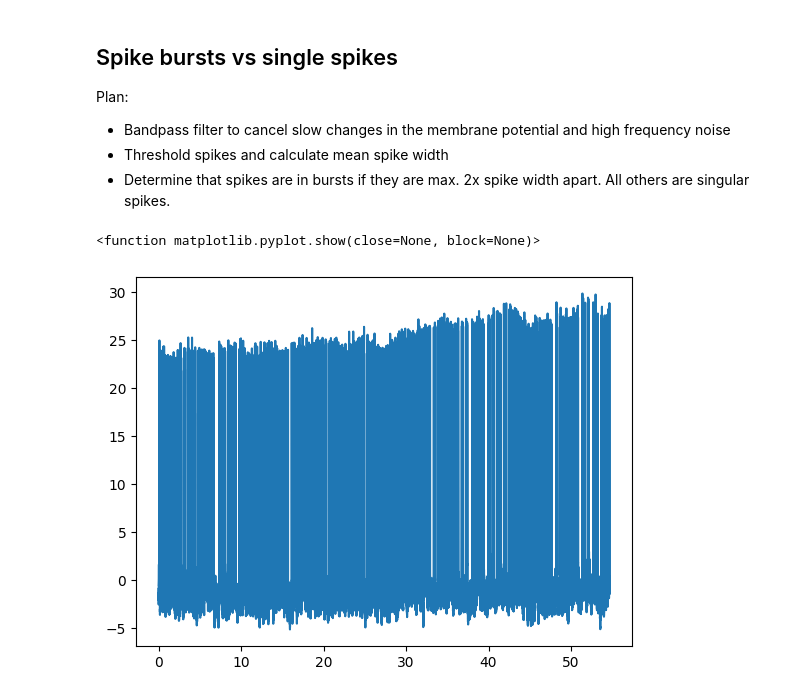
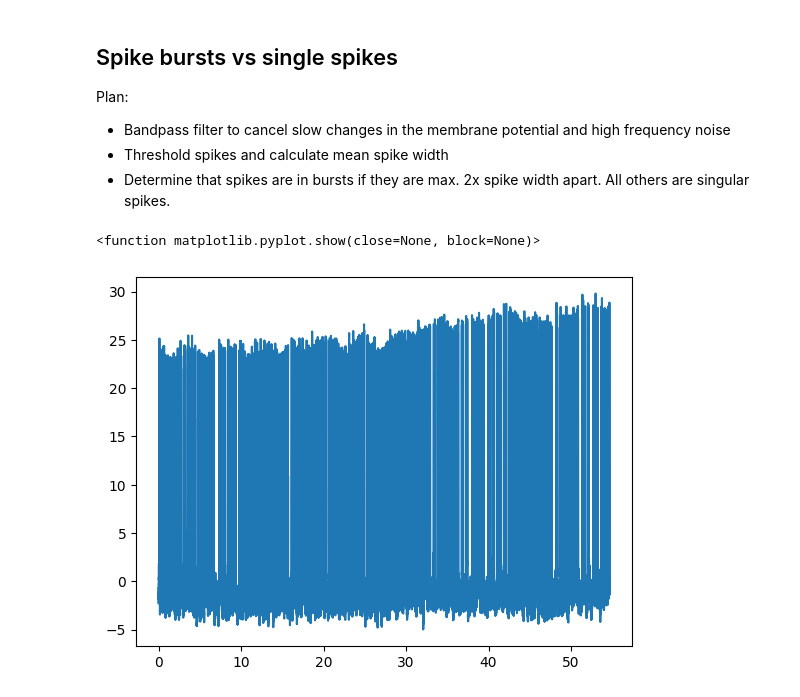
Before and after one commit to weygoldt/bursts-and-beats, a Jupyter notebook: demo_code/baseline.ipynb, the cells around one changed output. Saved outputs shown, nothing was run; the diff lists cells and outputs as text; code cells hidden in the pictures.

```diff
--- a/demo_code/baseline.ipynb
+++ b/demo_code/baseline.ipynb
@@ -182,17 +182,17 @@ Plan:
 # %%
 from scipy.signal import butter, sosfiltfilt
 
-def bandpass_filter(data, rate, flow, fhigh, order=10):
+def bandpass_filter(data, rate, flow, fhigh, order=1):
     sos = butter(order, [flow, fhigh], btype="band", fs=rate, output="sos")
     y = sosfiltfilt(sos, data)
     return y
 
 rate = 1 / (t[1]-t[0])  # in Hz
 nqst = rate/2           # Niquist frequency
 v_filt = bandpass_filter(v, rate, 0.2, nqst*0.99)
 
 plt.plot(t[:], v_filt[:])
 plt.show
 # %% [output]
 <function matplotlib.pyplot.show(close=None, block=None)>
-[figure, old version]
+[figure, new version]
```
Also changed, not shown: 3 other files.
